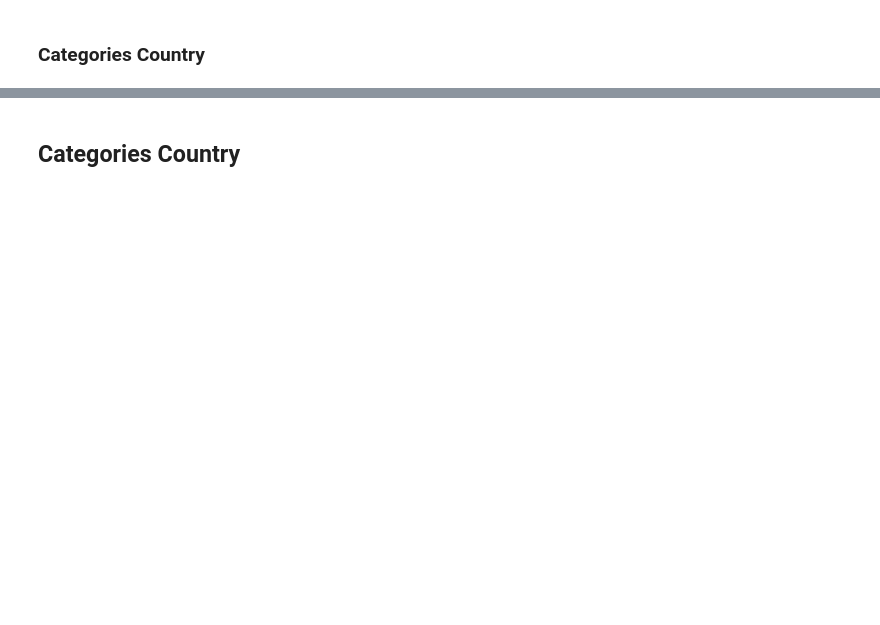
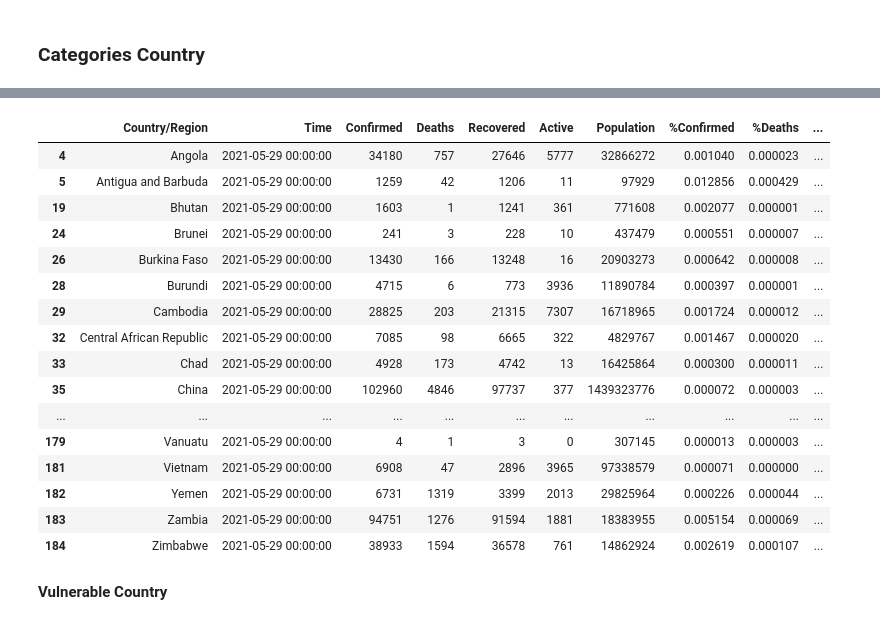
Before and after one commit to agushery/DataVisualization-COVID19, a Jupyter notebook: Data_Visualization_Final.ipynb, the cells around one changed output, grey strips where cells are left out. Drawn from its saved outputs; the diff is of its cells as text; code cells hidden in the pictures; blank space fills up the shorter version.

```diff
--- a/Data_Visualization_Final.ipynb
+++ b/Data_Visualization_Final.ipynb
@@ -214,0 +200,5 @@ last_day = data[data['Time'] == recent_date]
+# %%
+final_data['%Confirmed'] = final_data['Confirmed'].div(final_data['Population'])
+final_data['%Deaths'] = final_data['Deaths'].div(final_data['Population'])
+final_data['%Active'] = final_data['Active'].div(final_data['Population'])
+final_data.head()
@@ -214,0 +214,7 @@ last_day = data[data['Time'] == recent_date]
+# %%
+q1_confirmed = np.percentile(final_data['%Confirmed'],25)
+q2_confirmed = np.percentile(final_data['%Confirmed'],50)
+q1_deaths = np.percentile(final_data['%Deaths'],25)
+q2_deaths = np.percentile(final_data['%Deaths'],50)
+q1_active = np.percentile(final_data['%Active'],25)
+q2_active = np.percentile(final_data['%Active'],50)
@@ -214,0 +223,4 @@ last_day = data[data['Time'] == recent_date]
+# %%
+cukupRawan = final_data[(final_data['%Deaths'] <= q1_deaths) | (final_data['%Active'] <= q1_active)]
+rawan = final_data[(((final_data['%Deaths'] > q1_deaths) & (final_data['%Deaths'] <= q2_deaths)) | ((final_data['Active'] > q1_active) & (final_data['%Active'] <= q2_active)))]
+sangatRawan = final_data[(final_data['%Deaths'] > q2_deaths) | (final_data['%Active'] > q2_active)]
@@ -230,5 +236,0 @@ last_day.describe()
-# %%
-# Use percentile to categorize countries
-cukupRawan = last_day[(last_day['Confirmed'] <= 1.143125e+04) | (last_day['Active'] <= 4.627500e+02)]
-rawan = last_day[(((last_day['Confirmed'] > 1.143125e+04) & (last_day['Confirmed'] <= 9.536800e+04))) | (((last_day['Active'] > 4.627500e+02) & (last_day['Active'] <= 5.066000e+03)))]
-sangatRawan = last_day[(last_day['Confirmed'] > 9.536800e+04) | (last_day['Active'] > 5.066000e+03)]
@@ -264,3 +252,23 @@ dataGroup.iplot(title = "Trend Kasus COVID-19 Secara Global", xTitle = "Time", y
+# %%
+cukupRawan.style.background_gradient(cmap = "Reds")
+# %% [output]
+|  | Country/Region | Time | Confirmed | Deaths | Recovered | Active | Population | %Confirmed | %Deaths | ... |
+| 4 | Angola | 2021-05-29 00:00:00 | 34180 | 757 | 27646 | 5777 | 32866272 | 0.001040 | 0.000023 | ... |
+| 5 | Antigua and Barbuda | 2021-05-29 00:00:00 | 1259 | 42 | 1206 | 11 | 97929 | 0.012856 | 0.000429 | ... |
+| 19 | Bhutan | 2021-05-29 00:00:00 | 1603 | 1 | 1241 | 361 | 771608 | 0.002077 | 0.000001 | ... |
+| 24 | Brunei | 2021-05-29 00:00:00 | 241 | 3 | 228 | 10 | 437479 | 0.000551 | 0.000007 | ... |
+| 26 | Burkina Faso | 2021-05-29 00:00:00 | 13430 | 166 | 13248 | 16 | 20903273 | 0.000642 | 0.000008 | ... |
+| 28 | Burundi | 2021-05-29 00:00:00 | 4715 | 6 | 773 | 3936 | 11890784 | 0.000397 | 0.000001 | ... |
+| 29 | Cambodia | 2021-05-29 00:00:00 | 28825 | 203 | 21315 | 7307 | 16718965 | 0.001724 | 0.000012 | ... |
+| 32 | Central African Republic | 2021-05-29 00:00:00 | 7085 | 98 | 6665 | 322 | 4829767 | 0.001467 | 0.000020 | ... |
+| 33 | Chad | 2021-05-29 00:00:00 | 4928 | 173 | 4742 | 13 | 16425864 | 0.000300 | 0.000011 | ... |
+| 35 | China | 2021-05-29 00:00:00 | 102960 | 4846 | 97737 | 377 | 1439323776 | 0.000072 | 0.000003 | ... |
+| ... | ... | ... | ... | ... | ... | ... | ... | ... | ... | ... |
+| 179 | Vanuatu | 2021-05-29 00:00:00 | 4 | 1 | 3 | 0 | 307145 | 0.000013 | 0.000003 | ... |
+| 181 | Vietnam | 2021-05-29 00:00:00 | 6908 | 47 | 2896 | 3965 | 97338579 | 0.000071 | 0.000000 | ... |
+| 182 | Yemen | 2021-05-29 00:00:00 | 6731 | 1319 | 3399 | 2013 | 29825964 | 0.000226 | 0.000044 | ... |
+| 183 | Zambia | 2021-05-29 00:00:00 | 94751 | 1276 | 91594 | 1881 | 18383955 | 0.005154 | 0.000069 | ... |
+| 184 | Zimbabwe | 2021-05-29 00:00:00 | 38933 | 1594 | 36578 | 761 | 14862924 | 0.002619 | 0.000107 | ... |
 # %% [markdown]
-## **Categories Country**
+**Vulnerable Country**
 # %%
```
Also changed, not shown: parts of 56 cells of this notebook, 3 other files.
